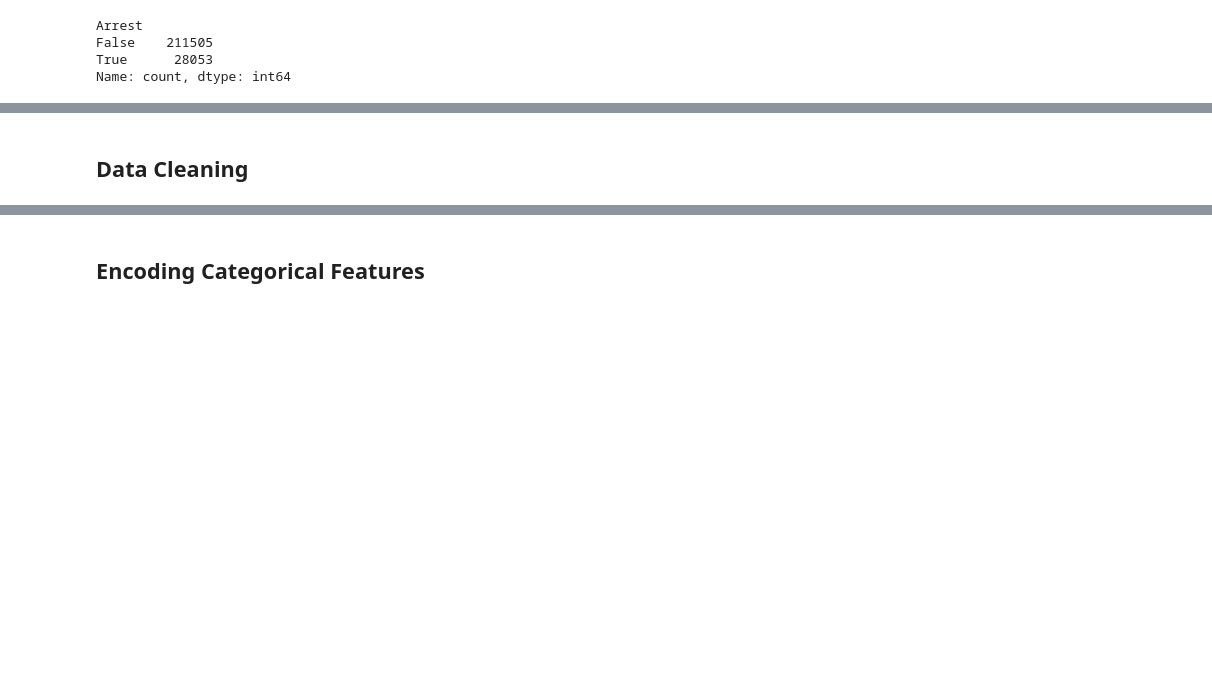
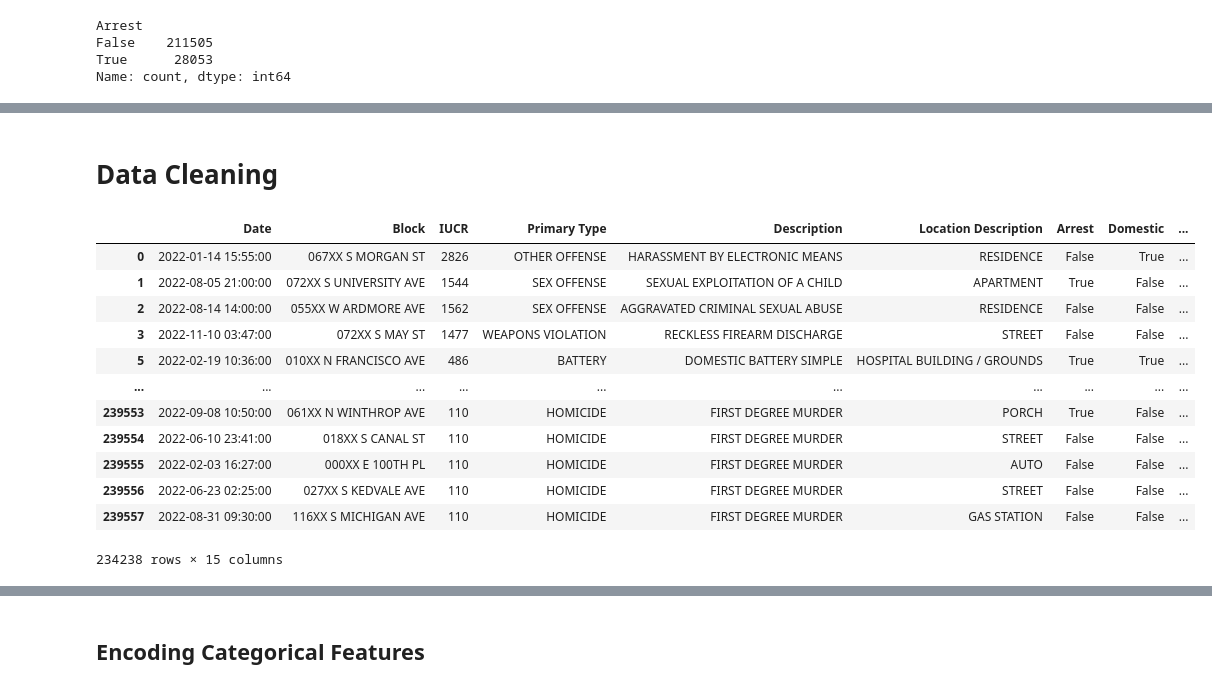
Before and after one commit to Renad03/CrimePrediction, a Jupyter notebook: Crime Prediction.ipynb, the cells around one changed output, grey strips where cells are left out. Cells and saved outputs as stored; diff of their text form; code cells hidden in the pictures; blank space fills up the shorter version.

```diff
--- a/Crime Prediction.ipynb
+++ b/Crime Prediction.ipynb
@@ -87,5 +134,21 @@ df.duplicated().sum()
 # %% [markdown]
-## Data Cleaning
+# Data Cleaning
+# %%
+df.dropna()
+# %% [output]
+|  | Date | Block | IUCR | Primary Type | Description | Location Description | Arrest | Domestic | ... |
+| 0 | 2022-01-14 15:55:00 | 067XX S MORGAN ST | 2826 | OTHER OFFENSE | HARASSMENT BY ELECTRONIC MEANS | RESIDENCE | False | True | ... |
+| 1 | 2022-08-05 21:00:00 | 072XX S UNIVERSITY AVE | 1544 | SEX OFFENSE | SEXUAL EXPLOITATION OF A CHILD | APARTMENT | True | False | ... |
+| 2 | 2022-08-14 14:00:00 | 055XX W ARDMORE AVE | 1562 | SEX OFFENSE | AGGRAVATED CRIMINAL SEXUAL ABUSE | RESIDENCE | False | False | ... |
+| 3 | 2022-11-10 03:47:00 | 072XX S MAY ST | 1477 | WEAPONS VIOLATION | RECKLESS FIREARM DISCHARGE | STREET | False | False | ... |
+| 5 | 2022-02-19 10:36:00 | 010XX N FRANCISCO AVE | 486 | BATTERY | DOMESTIC BATTERY SIMPLE | HOSPITAL BUILDING / GROUNDS | True | True | ... |
+| ... | ... | ... | ... | ... | ... | ... | ... | ... | ... |
+| 239553 | 2022-09-08 10:50:00 | 061XX N WINTHROP AVE | 110 | HOMICIDE | FIRST DEGREE MURDER | PORCH | True | False | ... |
+| 239554 | 2022-06-10 23:41:00 | 018XX S CANAL ST | 110 | HOMICIDE | FIRST DEGREE MURDER | STREET | False | False | ... |
+| 239555 | 2022-02-03 16:27:00 | 000XX E 100TH PL | 110 | HOMICIDE | FIRST DEGREE MURDER | AUTO | False | False | ... |
+| 239556 | 2022-06-23 02:25:00 | 027XX S KEDVALE AVE | 110 | HOMICIDE | FIRST DEGREE MURDER | STREET | False | False | ... |
+| 239557 | 2022-08-31 09:30:00 | 116XX S MICHIGAN AVE | 110 | HOMICIDE | FIRST DEGREE MURDER | GAS STATION | False | False | ... |
+234238 rows × 15 columns
 # %%
 df.drop_duplicates()
 # %% [output]
```
Also changed, not shown: parts of 29 cells of this notebook.
